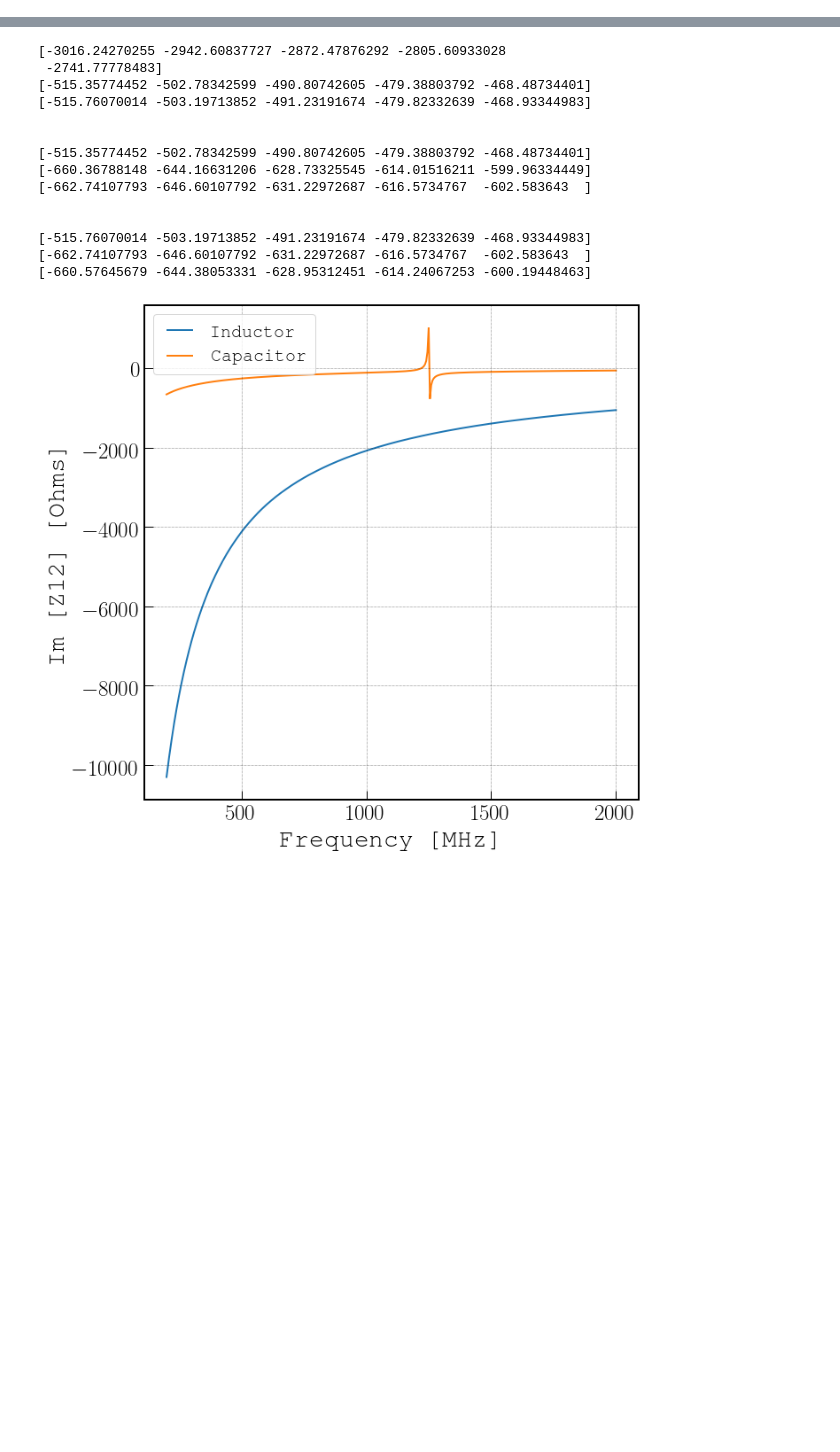
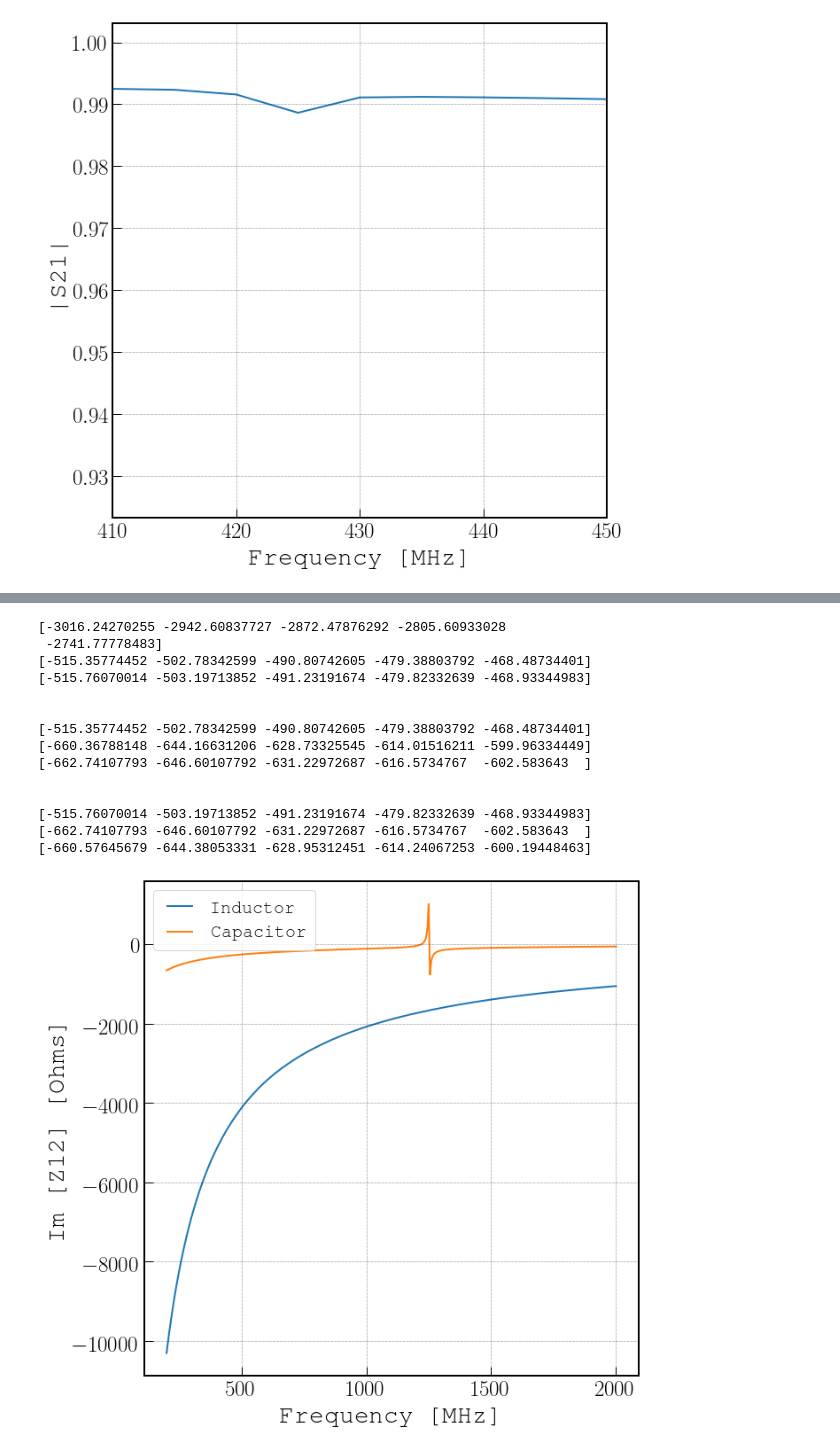
Before and after one commit to WanduiAlbert/ResoBolo, a Jupyter notebook: code/Simulating the 273 MHz resonator.ipynb, the cells around one changed output, grey strips where cells are left out. Saved outputs shown, nothing was run; the diff lists cells and outputs as text; code cells hidden in the pictures; blank space fills up the shorter version.

```diff
--- a/code/Simulating the 273 MHz resonator.ipynb
+++ b/code/Simulating the 273 MHz resonator.ipynb
@@ -37 +38,13 @@ def load_data(fn, nports=2):
         return np.array(tup, dtype=dtypes)
+# %%
+resonator_fn = "../numerical_sims/waffle_273MHz_resonator_net.csv"
+reso_params = load_data(resonator_fn)
+# %%
+fig, ax = plt.subplots(figsize=(10,10))
+ax.plot(reso_params['frequency'], np.abs(reso_params['S21']))
+ax.grid(which='both')
+ax.set_xlabel('Frequency [MHz]')
+ax.set_ylabel(r'|S21|')
+ax.set_xlim(410, 450);
+# %% [output]
+[figure, added]
```
Also changed, not shown: parts of 6 cells of this notebook, 3 other files.
